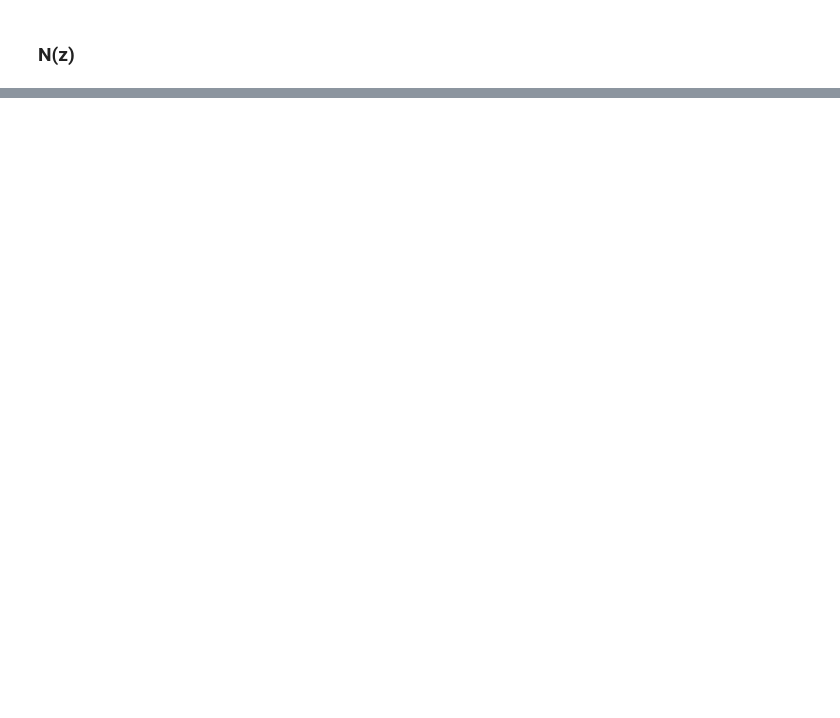
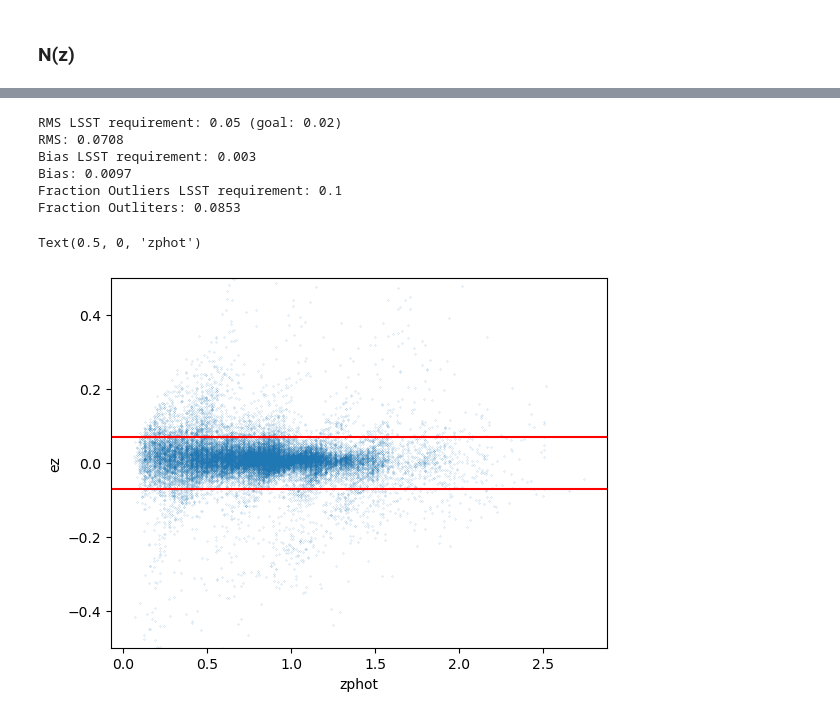
Before and after one commit to linea-it/ic-photoz, a Jupyter notebook: andreia_dourado/04_metrics.ipynb, the cells around one changed output, grey strips where cells are left out. Saved outputs shown, nothing was run; the diff lists cells and outputs as text; code cells hidden in the pictures; blank space fills up the shorter version.

Commit message:
Update plots

```diff
--- a/andreia_dourado/04_metrics.ipynb
+++ b/andreia_dourado/04_metrics.ipynb
@@ -33,9 +39,9 @@ from scipy.interpolate import UnivariateSpline
 # %%
-ztrue_file='/home/andreia.dourado/ic-photoz/andreia_dourado/test_data_30trees_mag_lim_24_1_all.hdf5'
+ztrue_file='/home/andreia.dourado/ic-photoz/andreia_dourado/test_data_mag_lim_24_1.hdf5'
 # %%
 ztrue_data = DS.read_file('ztrue_data', TableHandle, ztrue_file)
 # %%
-pdfs_file='/home/andreia.dourado/ic-photoz/andreia_dourado/output_30trees.hdf5'
+pdfs_file="/home/andreia.dourado/ic-photoz/andreia_dourado/output"+tree_strategy+test+run+maglim+".hdf5"
 # %%
 tpzdata = DS.read_file('pdfs_data', QPHandle, pdfs_file)
 # %%
@@ -279,0 +307,3 @@ plt.savefig('n(z)_FZB.png')
+# %%
+zmode = photoz_mode.squeeze()
+zmode
@@ -279,0 +340,27 @@ plt.savefig('n(z)_FZB.png')
+# %%
+ez = (zmode-ztrue)/(1+ztrue)
+rms = np.sqrt(np.mean((ez-np.mean(ez))**2))
+# %%
+print(f'RMS LSST requirement: 0.05 (goal: 0.02)')
+print(f'RMS: {np.round(rms,4)} ')
+print(f'Bias LSST requirement: 0.003')
+print(f'Bias: {np.round(ptp_stage_single.get_handle('summary')()['point_bias'][0],4)}')
+print(f'Fraction Outliers LSST requirement: 0.1')
+print(f'Fraction Outliters: {np.round(ptp_stage_single.get_handle('summary')()['point_outlier_rate'][0],4)}')
+# %% [output]
+RMS LSST requirement: 0.05 (goal: 0.02)
+RMS: 0.0708
+Bias LSST requirement: 0.003
+Bias: 0.0097
+Fraction Outliers LSST requirement: 0.1
+Fraction Outliters: 0.0853
+# %%
+plt.scatter(zmode,ez,s=0.01)
+plt.axhline(rms,color='red')
+plt.axhline(-rms,color='red')
+plt.ylim(-0.5,0.5)
+plt.ylabel('ez')
+plt.xlabel('zphot')
+# %% [output]
+Text(0.5, 0, 'zphot')
+[figure, added]
```
Also changed, not shown: parts of 33 cells of this notebook.
